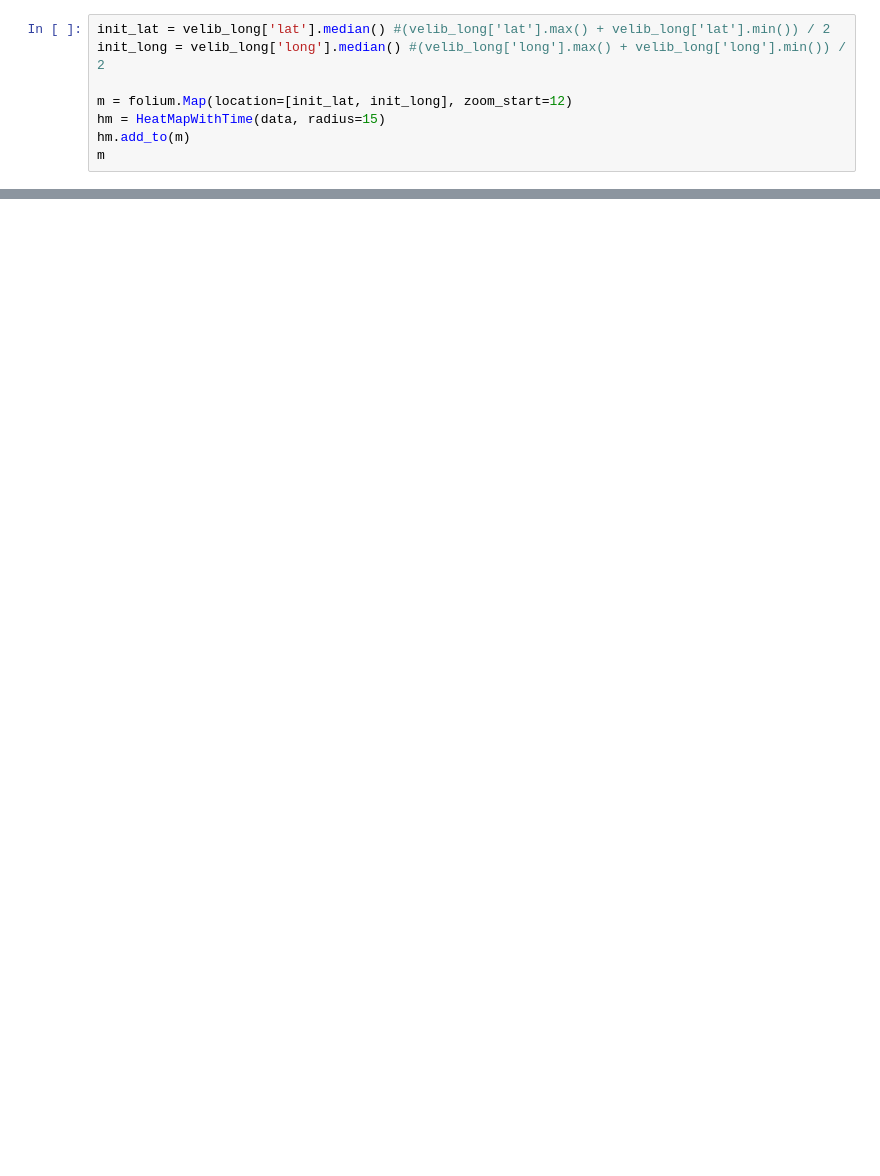
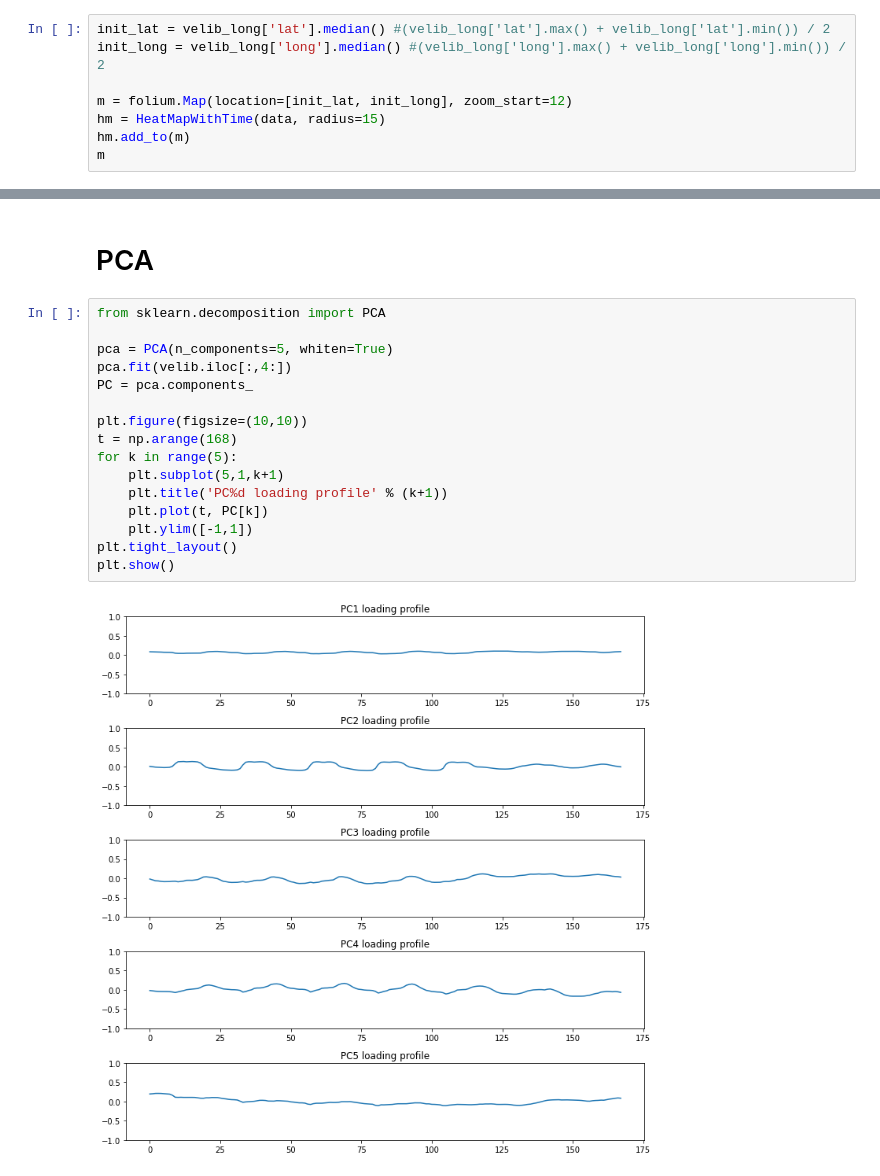
Before and after one commit to A-Stangeland/velibProject, a Jupyter notebook: velib_analysis_py.ipynb, the cells around one changed output, grey strips where cells are left out. Drawn from its saved outputs; the diff is of its cells as text; blank space fills up the shorter version.

```diff
--- a/velib_analysis_py.ipynb
+++ b/velib_analysis_py.ipynb
@@ -53,0 +79,20 @@ px.line(load_by_hour, x='hour', y='load', color='day')
+# %% [markdown]
+# PCA
+# %%
+from sklearn.decomposition import PCA
+
+pca = PCA(n_components=5, whiten=True)
+pca.fit(velib.iloc[:,4:])
+PC = pca.components_
+
+plt.figure(figsize=(10,10))
+t = np.arange(168)
+for k in range(5):
+    plt.subplot(5,1,k+1)
+    plt.title('PC%d loading profile' % (k+1))
+    plt.plot(t, PC[k])
+    plt.ylim([-1,1])
+plt.tight_layout()
+plt.show()
+# %% [output]
+[figure, added]
```
Also changed, not shown: parts of 8 cells of this notebook, 1 other file.
